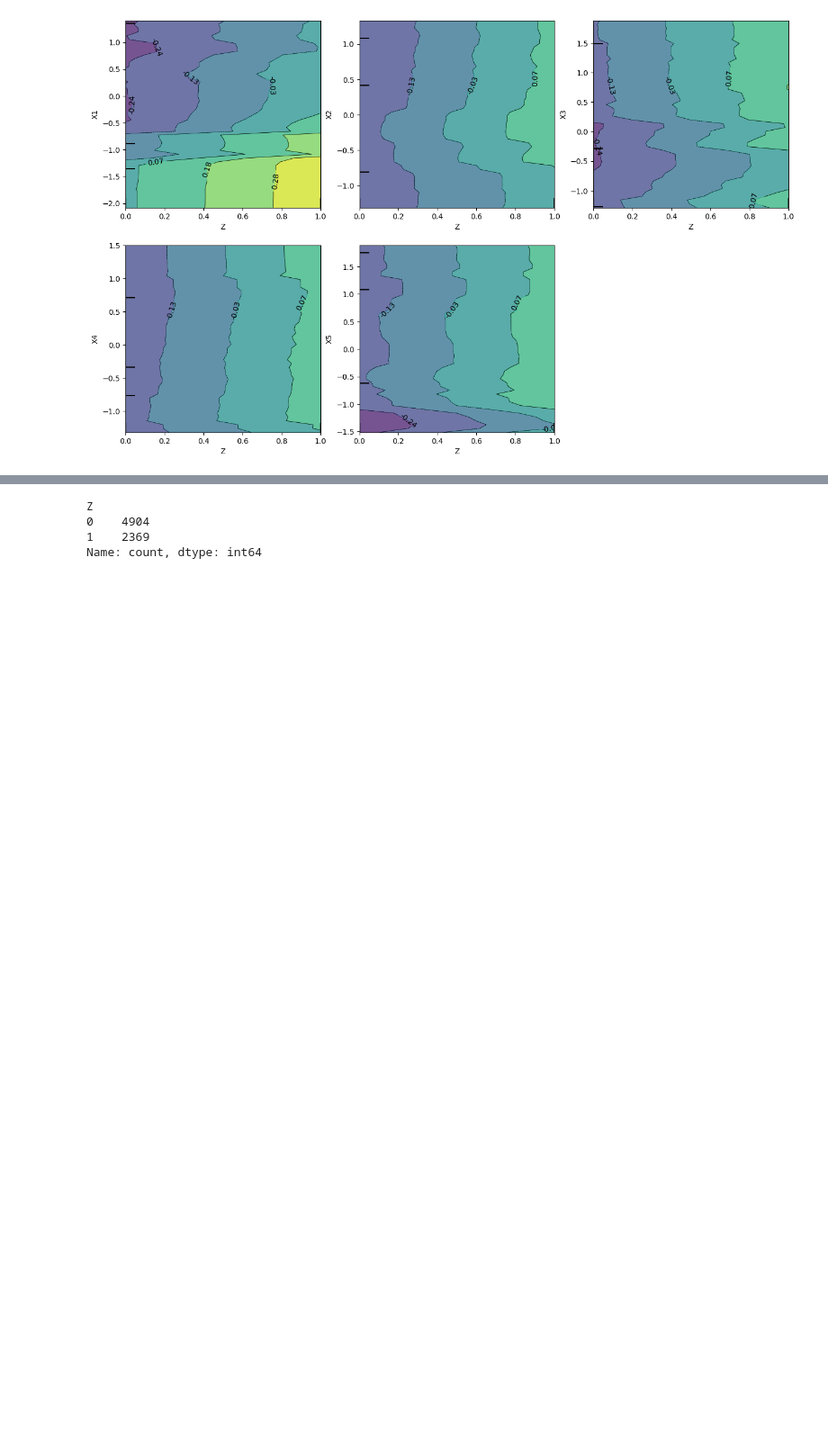
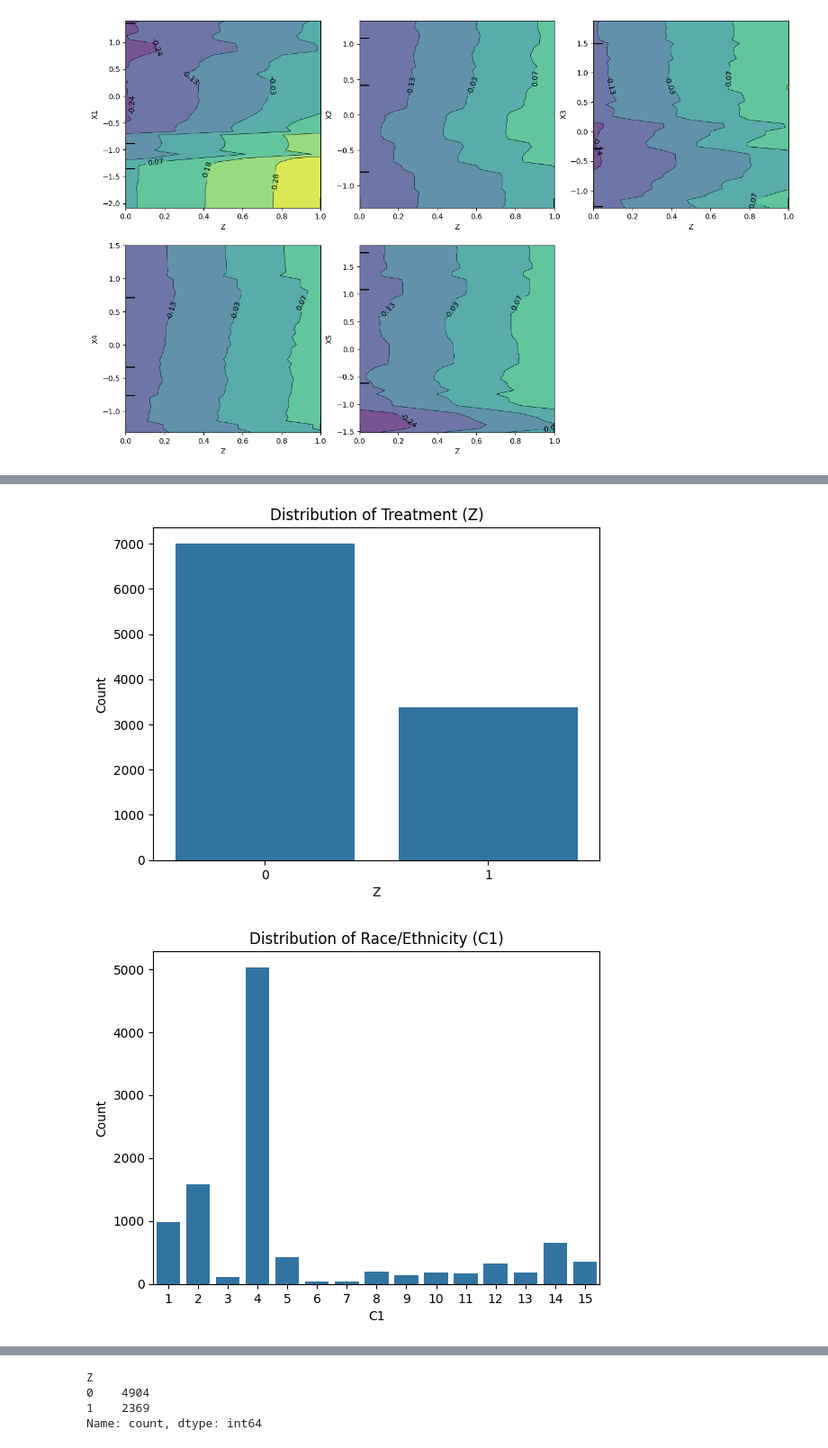
Before and after one commit to lily01awasthi/CATE_Estimation_using_Meta_Learners, a Jupyter notebook: notebooks/Data Preprocessing and Exploration.ipynb, the cells around one changed output, grey strips where cells are left out. Shown at 90% size. Cells and saved outputs as stored; diff of their text form; code cells hidden in the pictures; blank space fills up the shorter version.

```diff
--- a/notebooks/Understanding the data.ipynb
+++ b/notebooks/Data Preprocessing and Exploration.ipynb
@@ -269,0 +260,24 @@ shap.summary_plot(shap_values, X)
+# %%
+import seaborn as sns
+import matplotlib.pyplot as plt
+
+# List of categorical variables
+categorical_vars = ['Z', 'C1', 'C2', 'C3', 'XC']
+titles = {
+    'Z': 'Distribution of Treatment (Z)',
+    'C1': 'Distribution of Race/Ethnicity (C1)',
+    'C2': 'Distribution of Gender (C2)',
+    'C3': 'Distribution of First-Generation College Status (C3)',
+    'XC': 'Distribution of School Urbanicity (XC)'
+}
+
+# Iterate over categorical variables and create count plots
+for var in categorical_vars:
+    sns.countplot(x=var, data=dataset)
+    plt.title(titles[var])
+    plt.xlabel(var)
+    plt.ylabel("Count")
+    plt.show()
+# %% [output]
+[figure, added]
+[figure, added]
```
Also changed, not shown: parts of 18 cells of this notebook, 6 other files.
